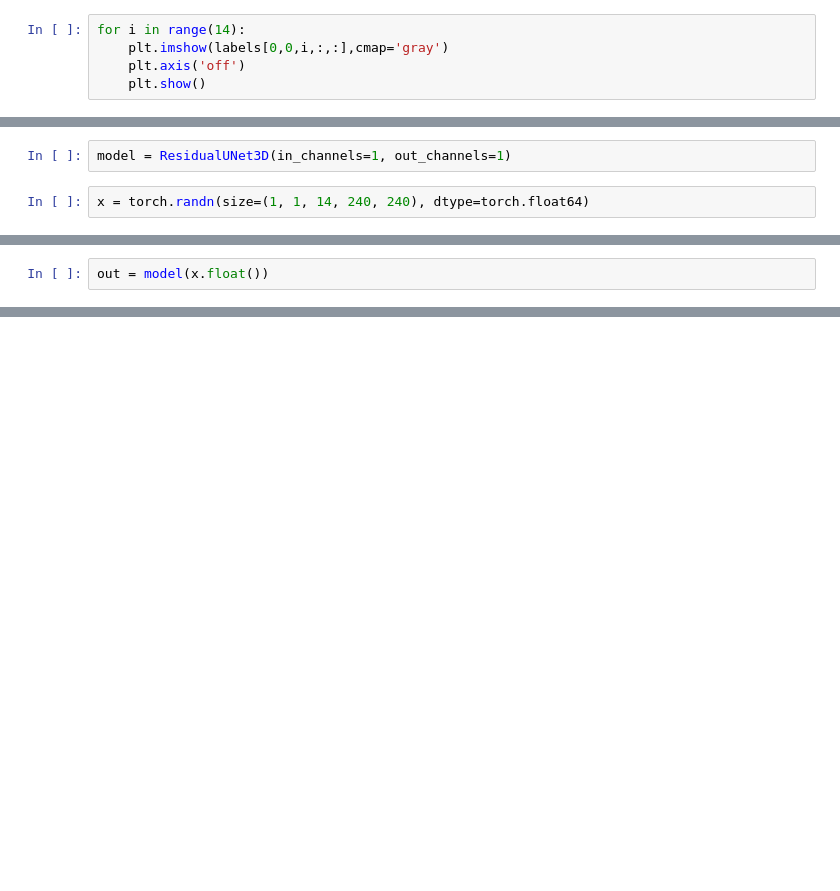
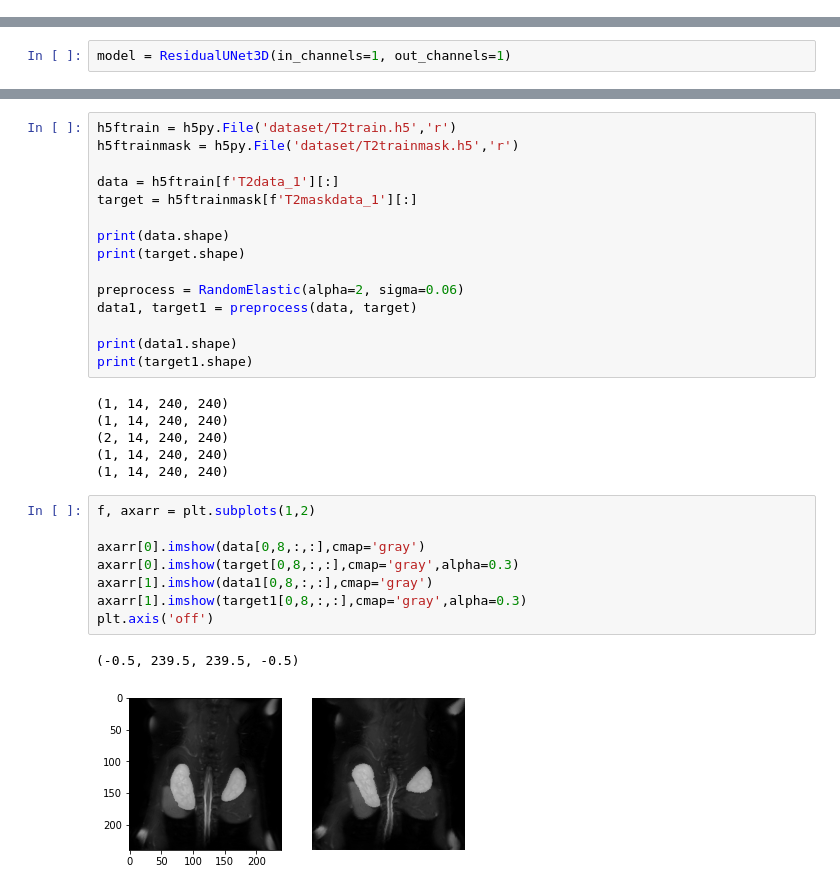
Before and after one commit to joewong00/3D-CNN-Segmentation, a Jupyter notebook: dataloading.ipynb, the cells around one changed output, grey strips where cells are left out. Cells and saved outputs as stored; diff of their text form; blank space fills up the shorter version.

Commit message:
elastic transform for 3d data

```diff
--- a/dataloading.ipynb
+++ b/dataloading.ipynb
@@ -37,5 +46,0 @@ torch.Size([10, 1, 14, 240, 240])
-# %%
-for i in range(14):
-    plt.imshow(labels[0,0,i,:,:],cmap='gray')
-    plt.axis('off')
-    plt.show()
@@ -57,4 +47,2 @@ for i in range(14):
 # %%
 model = ResidualUNet3D(in_channels=1, out_channels=1)
-# %%
-x = torch.randn(size=(1, 1, 14, 240, 240), dtype=torch.float64)
@@ -65,2 +48,0 @@ len(dataloader.dataset)
-# %%
-out = model(x.float())
@@ -68,0 +150,32 @@ torch.Size([64, 1, 14, 240, 240])
+# %%
+h5ftrain = h5py.File('dataset/T2train.h5','r')
+h5ftrainmask = h5py.File('dataset/T2trainmask.h5','r')
+
+data = h5ftrain[f'T2data_1'][:]
+target = h5ftrainmask[f'T2maskdata_1'][:]
+
+print(data.shape)
+print(target.shape)
+
+preprocess = RandomElastic(alpha=2, sigma=0.06)
+data1, target1 = preprocess(data, target)
+
+print(data1.shape)
+print(target1.shape)
+# %% [output]
+(1, 14, 240, 240)
+(1, 14, 240, 240)
+(2, 14, 240, 240)
+(1, 14, 240, 240)
+(1, 14, 240, 240)
+# %%
+f, axarr = plt.subplots(1,2)
+
+axarr[0].imshow(data[0,8,:,:],cmap='gray')
+axarr[0].imshow(target[0,8,:,:],cmap='gray',alpha=0.3)
+axarr[1].imshow(data1[0,8,:,:],cmap='gray')
+axarr[1].imshow(target1[0,8,:,:],cmap='gray',alpha=0.3)
+plt.axis('off')
+# %% [output]
+(-0.5, 239.5, 239.5, -0.5)
+[figure, added]
```
Also changed, not shown: parts of 10 cells of this notebook, 7 other files.
